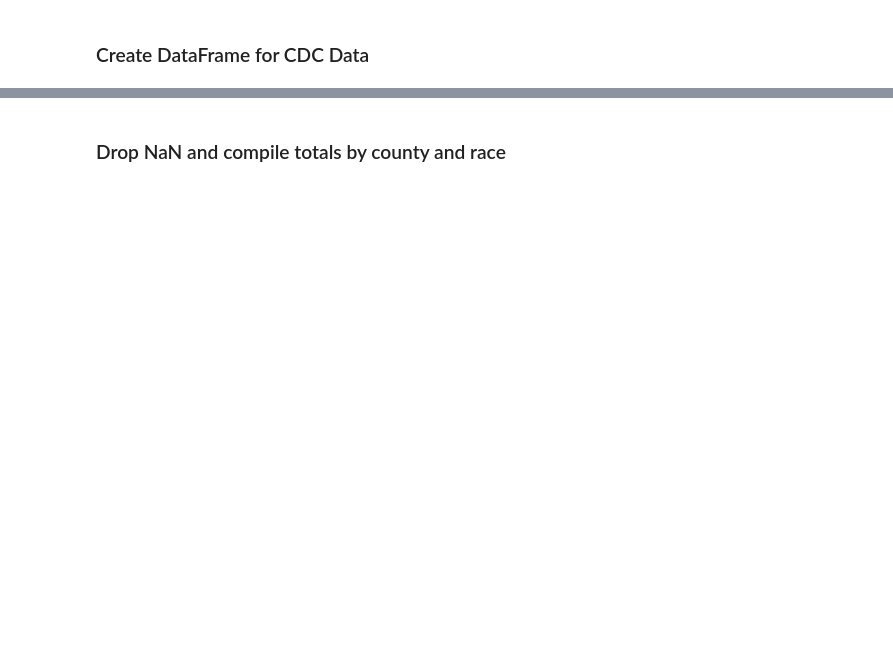
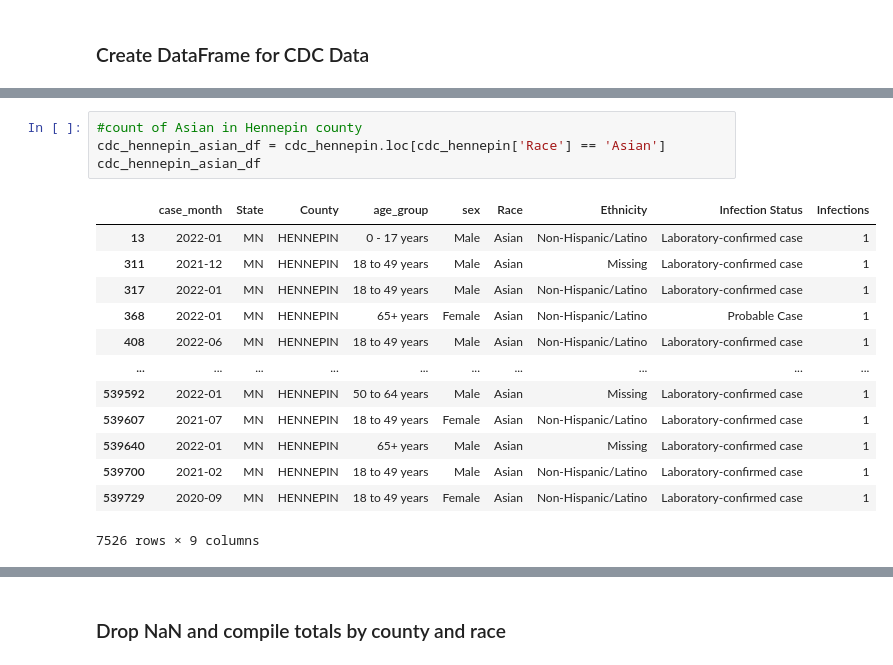
Before and after one commit to tlenzmeier58/Project_1, a Jupyter notebook: working.ipynb, the cells around one changed output, grey strips where cells are left out. Drawn from its saved outputs; the diff is of its cells as text; blank space fills up the shorter version.

```diff
--- a/working.ipynb
+++ b/working.ipynb
@@ -52,0 +97,18 @@ cdc_df.head()
+# %%
+#count of Asian in Hennepin county
+cdc_hennepin_asian_df = cdc_hennepin.loc[cdc_hennepin['Race'] == 'Asian']
+cdc_hennepin_asian_df
+# %% [output]
+|  | case_month | State | County | age_group | sex | Race | Ethnicity | Infection Status | Infections |
+| 13 | 2022-01 | MN | HENNEPIN | 0 - 17 years | Male | Asian | Non-Hispanic/Latino | Laboratory-confirmed case | 1 |
+| 311 | 2021-12 | MN | HENNEPIN | 18 to 49 years | Male | Asian | Missing | Laboratory-confirmed case | 1 |
+| 317 | 2022-01 | MN | HENNEPIN | 18 to 49 years | Male | Asian | Non-Hispanic/Latino | Laboratory-confirmed case | 1 |
+| 368 | 2022-01 | MN | HENNEPIN | 65+ years | Female | Asian | Non-Hispanic/Latino | Probable Case | 1 |
+| 408 | 2022-06 | MN | HENNEPIN | 18 to 49 years | Male | Asian | Non-Hispanic/Latino | Laboratory-confirmed case | 1 |
+| ... | ... | ... | ... | ... | ... | ... | ... | ... | ... |
+| 539592 | 2022-01 | MN | HENNEPIN | 50 to 64 years | Male | Asian | Missing | Laboratory-confirmed case | 1 |
+| 539607 | 2021-07 | MN | HENNEPIN | 18 to 49 years | Female | Asian | Non-Hispanic/Latino | Laboratory-confirmed case | 1 |
+| 539640 | 2022-01 | MN | HENNEPIN | 65+ years | Male | Asian | Missing | Laboratory-confirmed case | 1 |
+| 539700 | 2021-02 | MN | HENNEPIN | 18 to 49 years | Male | Asian | Non-Hispanic/Latino | Laboratory-confirmed case | 1 |
+| 539729 | 2020-09 | MN | HENNEPIN | 18 to 49 years | Female | Asian | Non-Hispanic/Latino | Laboratory-confirmed case | 1 |
+7526 rows × 9 columns
```
Also changed, not shown: parts of 50 cells of this notebook.
